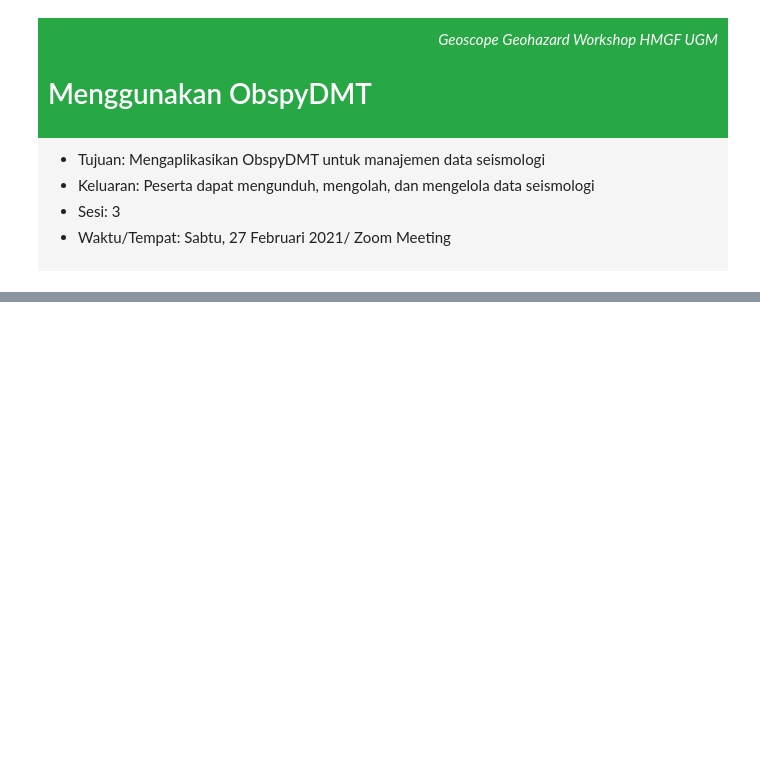
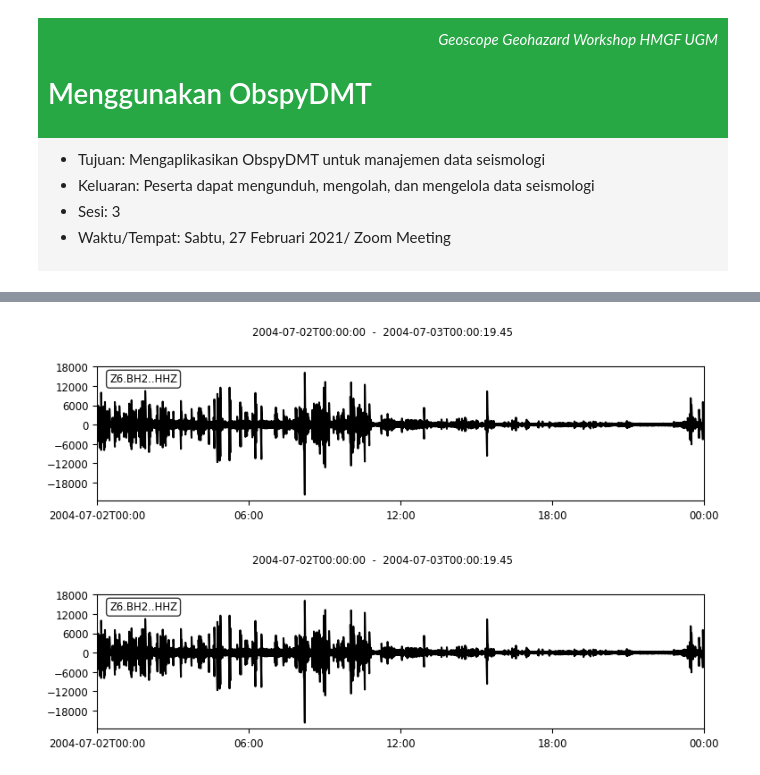
Before and after one commit to anangsahroni/geoscope-geohazard-workshop, a Jupyter notebook: 3_ObspyDMT_dan_Penggunaannya.ipynb, the cells around one changed output, grey strips where cells are left out. Drawn from its saved outputs; the diff is of its cells as text; code cells hidden in the pictures; blank space fills up the shorter version.

```diff
--- a/3_ObspyDMT_dan_Penggunaannya.ipynb
+++ b/3_ObspyDMT_dan_Penggunaannya.ipynb
@@ -409,0 +433,7 @@ obspyDMT --datapath data_mamuju_az45 --local --plot_waveform --plot_dir syngine_
+# %%
+# hari 2
+st2 = obspy.read("meramex_bh12/continuous2/raw/Z6.BH2..HHZ")
+st2.plot()
+# %% [output]
+[figure, added]
+[figure, added]
```
Also changed, not shown: parts of 13 cells of this notebook.
